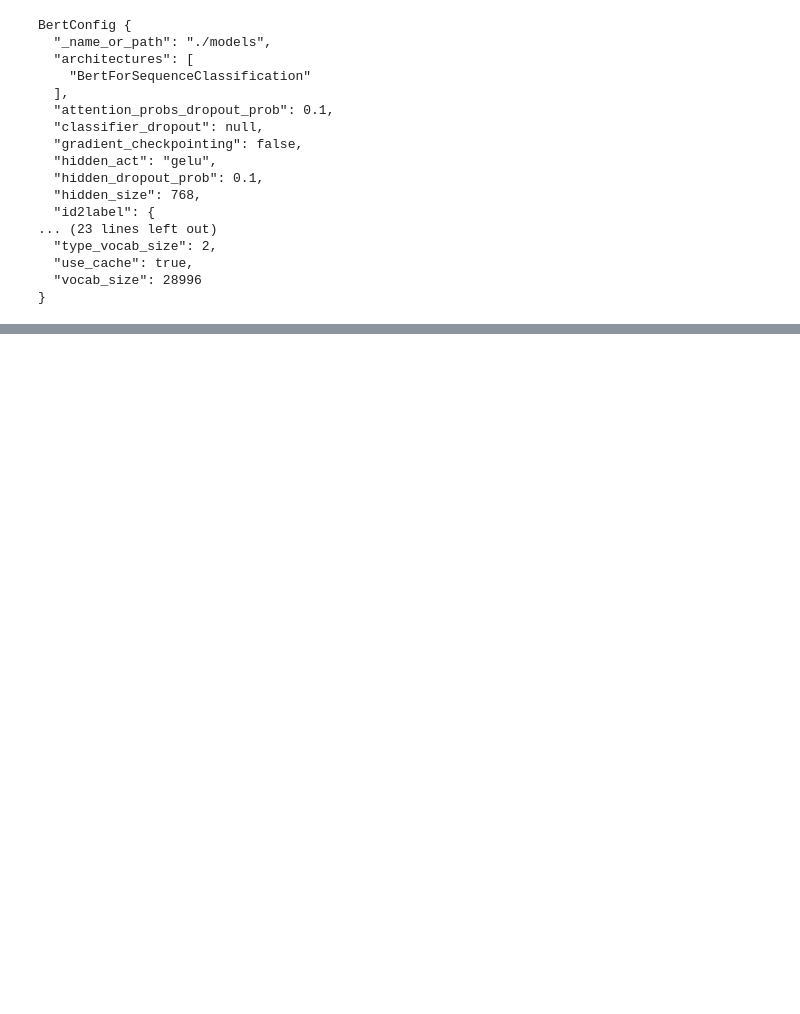
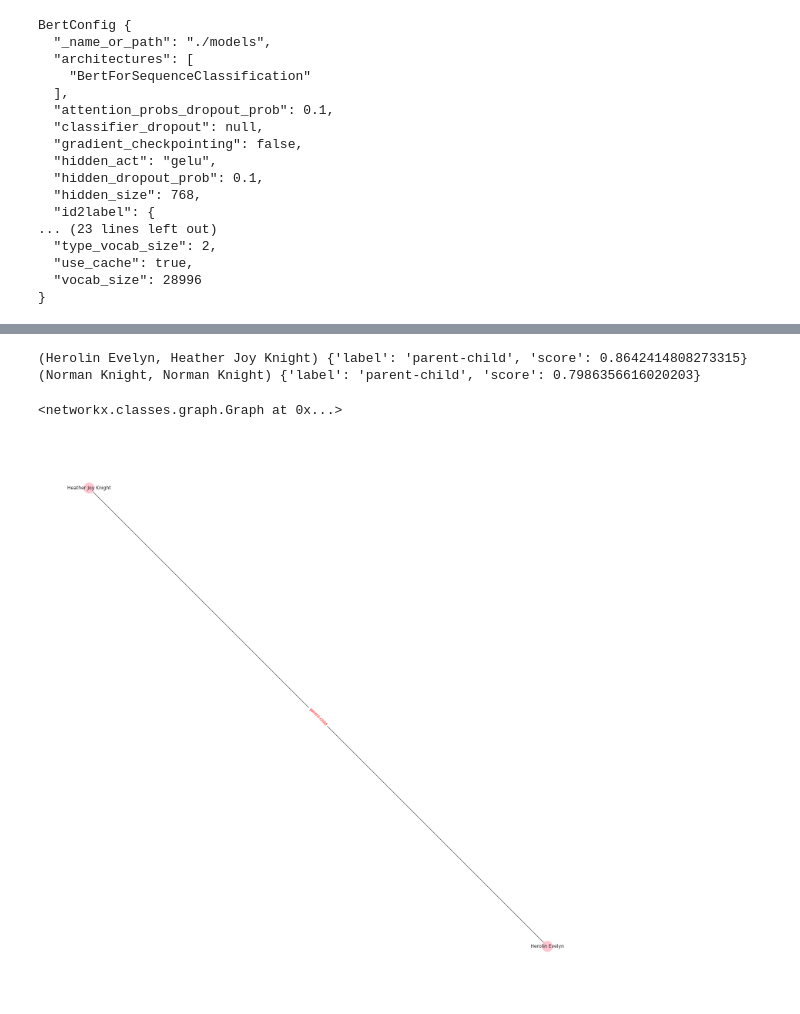
Before and after one commit to ANGELLOPARR/luke-genealogical-thesis, a Jupyter notebook: Pipeline.ipynb, the cells around one changed output, grey strips where cells are left out. Saved outputs shown, nothing was run; the diff lists cells and outputs as text; code cells hidden in the pictures; blank space fills up the shorter version.

```diff
--- a/Pipeline.ipynb
+++ b/Pipeline.ipynb
@@ -630,0 +675,42 @@ BertConfig {
+# %%
+paragraph1 = '''
+Kimberly Noel Kardashian was born on October 21, 1980, in Los Angeles, California, to Robert and Kris Kardashian (née Houghton).[18] She has an older sister, Kourtney, a younger sister, Khloé, and a younger brother, Rob.[19] Their mother is of Dutch, English, Irish, and Scottish ancestry,[20] while their father was a third-generation Armenian-American.[21] After their parents divorced in 1991, her mother married again that year, to Bruce Jenner,[a] the 1976 Summer Olympics decathlon winner.[23] Through their marriage, Kim Kardashian gained step-brothers Burton "Burt", Brandon, and Brody; step-sister Casey; and half-sisters Kendall and Kylie Jenner.[24]
+'''
+
+paragraph2 = '''
+Bryant was born in Philadelphia,[12] the youngest of three children and the only son of Pamela Cox Bryant and former NBA player Joe Bryant. He was also the maternal nephew of NBA player John "Chubby" Cox.[13] His parents named him after the famous beef of Kobe, Japan, which they saw on a restaurant menu.[14][15] His middle name, Bean, was derived from his father's nickname "Jellybean."[16] Bryant's family was Catholic and he was brought up with this faith.[17][18][19]
+
+Bryant was the youngest of three children. He grew up with two older sisters, Sharia and Shaya, and had a close relationship with them until his death.
+
+The Bryants' first daughter, Natalia, was born in January 2003.[409] The birth resulted in a reconciliation between Bryant and his parents. Due to an ectopic pregnancy, Vanessa suffered a miscarriage in the spring of 2005. Their second daughter, Gianna Maria-Onore (also referred to as "Gigi"), was born in May 2006.[410] On December 16, 2011, Vanessa Bryant filed for divorce, citing irreconcilable differences, and the couple requested joint custody of their daughters.[411][412] On January 11, 2013, Bryant and his wife both announced via social media that they had called off their divorce.[413] In early December 2016, Vanessa gave birth to their third daughter,[414][415][416] and in January 2019 the Bryants announced they were expecting a fourth daughter.[417] Their daughter was born in June 2019.[418][419]
+'''
+
+paragraph3 = '''
+Walter Bruce Willis[4] was born in Idar-Oberstein, West Germany, on March 19, 1955.[5][6] His mother, Marlene,[7] was German, from Kassel.[5] His father, David Willis, was an American soldier. Willis has a younger sister, Florence, and two younger brothers, Robert (deceased) and David.[8] After being discharged from the military in 1957, his father relocated the family to his hometown of Carneys Point, New Jersey.[9] Willis has described his background as a "long line of blue-collar people".[9] His mother worked in a bank and his father was a welder, master mechanic, and factory worker.[4]
+'''
+
+paragraph4 = '''
+Maria "Maja" Einstein (18 November 1881 – 25 June 1951) and her older brother, Albert, were the two children of Hermann Einstein and Pauline Einstein (née Koch), who had moved from Ulm to Munich in June 1881, when Albert was one.[14] There Hermann and his brother Jakob had founded Einstein & Cie., an electrical engineering company.[15]
+'''
+
+paragraph5 = '''
+Bolt was born on 21 August 1986 to parents Wellesley and Jennifer Bolt[10] in Sherwood Content,[17] a small town in Jamaica. He has a brother, Sadiki,[18] and a sister, Sherine.[19][20] His parents ran the local grocery store in the rural area, and Bolt spent his time playing cricket and football in the street with his brother,[21] later saying, "When I was young, I didn't really think about anything other than sports."[22] As a child, Bolt attended Waldensia Primary, where he began showing his sprint potential when he ran in his parish's annual national primary school meet.[1] By the age of twelve, Bolt had become the school's fastest runner over the 100 metres distance.[23] Bolt also developed an affection for European football teams Real Madrid and Manchester United.[15]
+'''
+
+paragraph6 = '''
+Ashley Michelle Tisdale was born on July 2, 1985 in Monmouth County, New Jersey to Lisa Morris and contractor Michael Tisdale.[2] Her father is Christian and her mother is Jewish; she was raised with "a little bit of both" religions.[3] Tisdale's elder sister Jennifer is an actress and producer.[4] She is also related to businessman Ron Popeil through her maternal grandfather Arnold Morris who was best known for being a pitchman for the Ginsu knife.[2][5] At the age of three, Tisdale met her manager, Bill Perlman, at a New Jersey mall. He sent her to various auditions for commercials, and she was placed in more than one hundred national network TV advertisements as a child.[6] She began her theatrical career by appearing in Gypsy: A Musical Fable and The Sound of Music at Monmouth County's Jewish Community Center.[7]
+'''
+
+# paragraph1 = clean_wikitext(paragraph1)
+# paragraph2 = clean_wikitext(paragraph2)
+# paragraph3 = clean_wikitext(paragraph3)
+# paragraph4 = clean_wikitext(paragraph4)
+# paragraph5 = clean_wikitext(paragraph5)
+# paragraph6 = clean_wikitext(paragraph6)
+test_par = '''
+Heather Joy Knight was born in Jamaica and lived there for the first nine years of her life.[2] She immigrated to the United States, settling in the Bronx, New York, with her parents Austin and Herolin Evelyn.[2] Knight is married to professor and outreach chaplain, Norman Knight.[3] They have five sons and three daughters.[3]
+'''
+
+test = ParagraphPipeline(test_par)
+display(test.entity_rels)
+GG = RelGraphBuilder(test, model_pipeline)
@@ -630,0 +731,7 @@ BertConfig {
+# %%
+GG.draw_graph()
+# %% [output]
+(Herolin Evelyn, Heather Joy Knight) {'label': 'parent-child', 'score': 0.8642414808273315}
+(Norman Knight, Norman Knight) {'label': 'parent-child', 'score': 0.7986356616020203}
+<networkx.classes.graph.Graph at 0x...>
+[figure, added]
```
Also changed, not shown: parts of 63 cells of this notebook, 8 other files.
